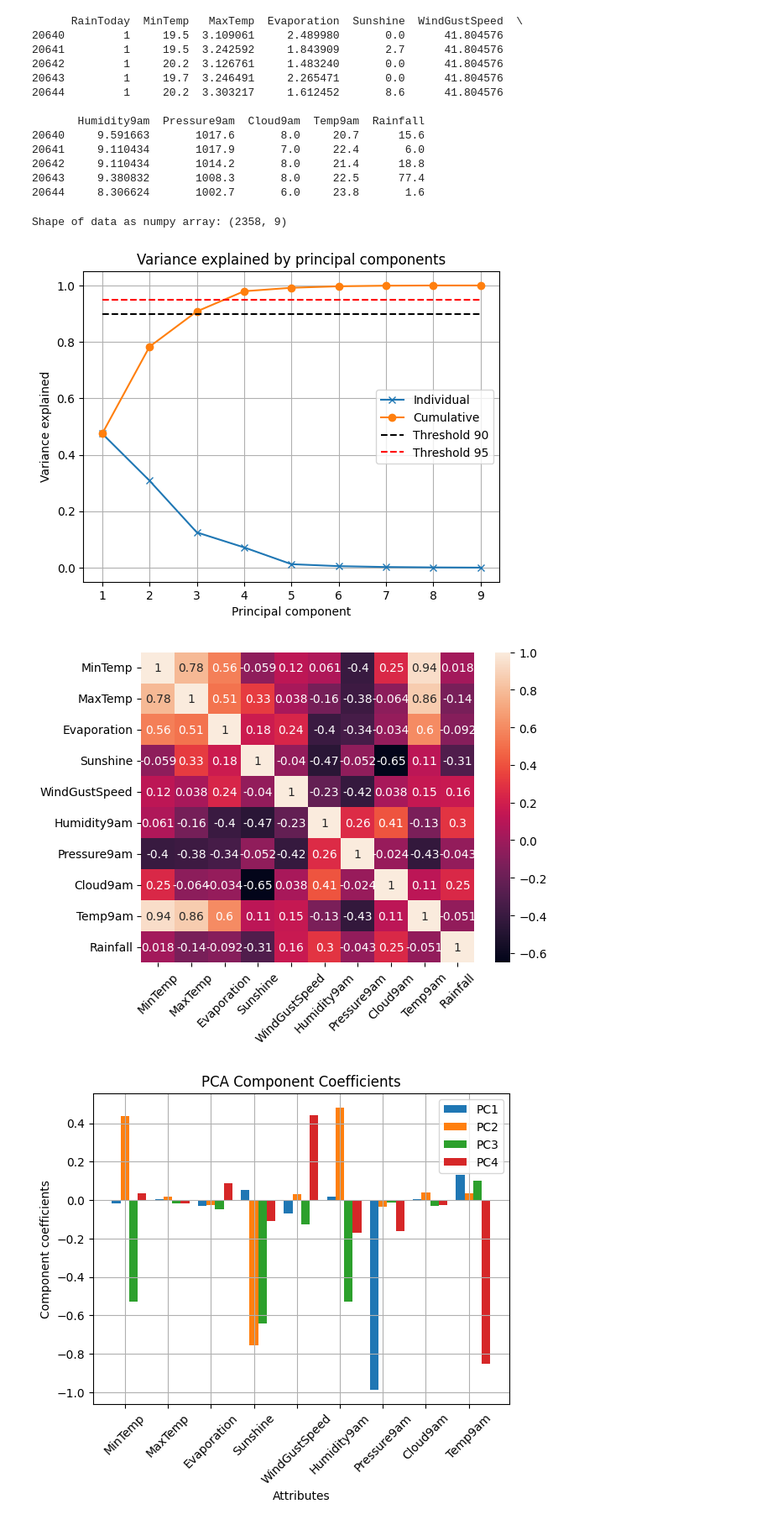
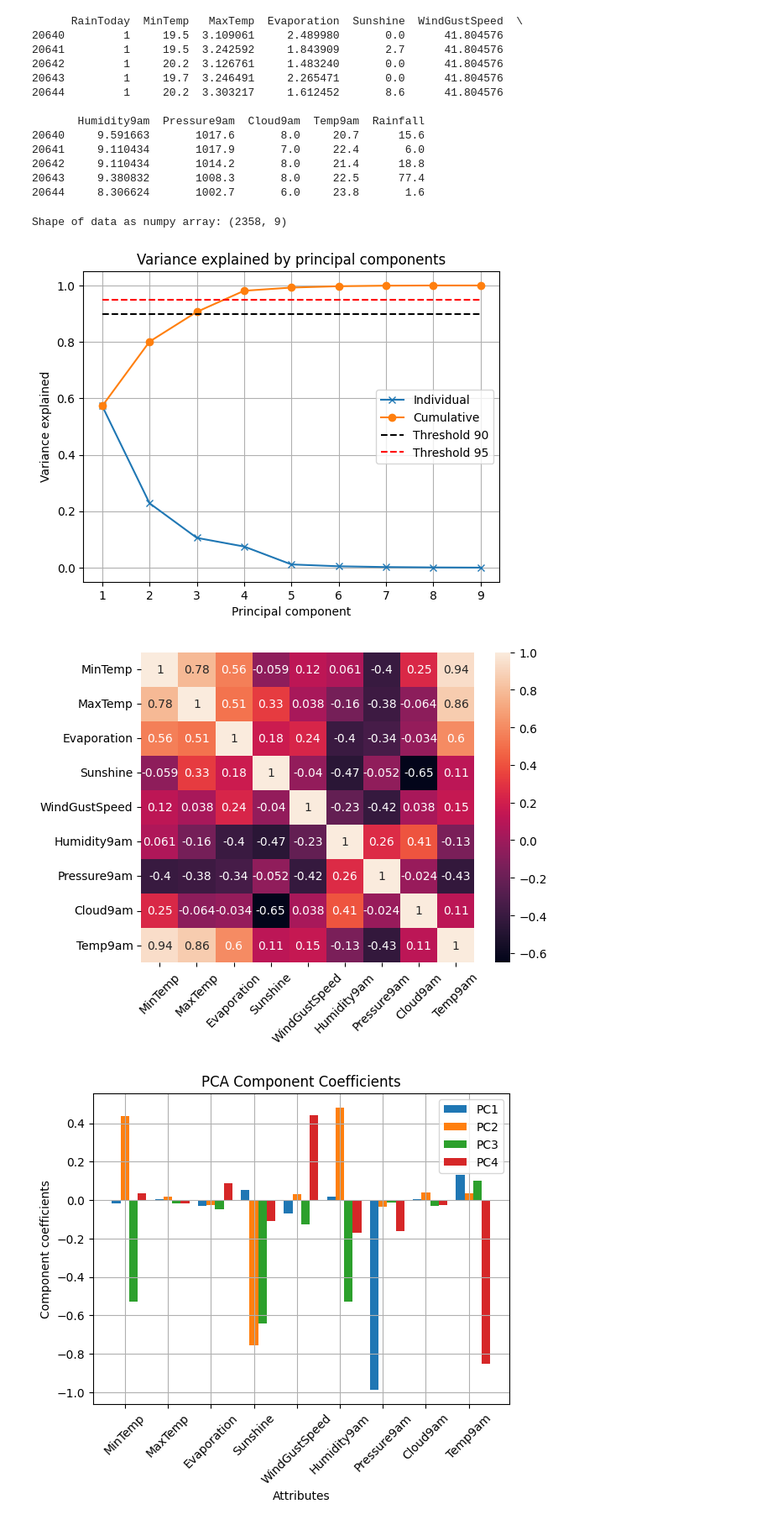
Before and after one commit to osquera/ML-Project, a Jupyter notebook: project1.ipynb, the cells around one changed output. Shown at 84% size. Cells and saved outputs as stored; diff of their text form; code cells hidden in the pictures.

Commit message:
New plots

```diff
--- a/project1.ipynb
+++ b/project1.ipynb
@@ -224,8 +222,8 @@ print(df_trans.head())
 # %%
 #PCA
 # We turn the dataset into numpy array
-X = df_trans[["MinTemp", "MaxTemp", "Humidity9am", "Pressure9am",
-        "Cloud9am", "Temp9am", "Rainfall","Evaporation","Sunshine"]].to_numpy()
+X = df_trans[["MinTemp", "MaxTemp", "Evaporation", "Sunshine", "WindGustSpeed", "Humidity9am", "Pressure9am",
+         "Cloud9am", "Temp9am"]].to_numpy()
 N, M = X.shape
 print(f"Shape of data as numpy array: {N,M}")
 
@@ -259,17 +257,17 @@ plt.show()
 # We also want to do the correlation between the attributes
 # %% [output]
 Shape of data as numpy array: (2358, 9)
-[figure, old version]
+[figure, new version]
 # %%
 # We want to find the correlation
 corr = df_trans[["MinTemp", "MaxTemp", "Evaporation", "Sunshine", "WindGustSpeed", "Humidity9am", "Pressure9am",
-          "Cloud9am", "Temp9am", "Rainfall"]].corr()
+         "Cloud9am", "Temp9am"]].corr()
 
 sns.heatmap(corr, annot=True)
 plt.xticks(rotation=45)
 plt.show()
 # %% [output]
-[figure, old version]
+[figure, new version]
 # %%
 #Principal directions
 pcs = [0,1,2,3]
```
Also changed, not shown: parts of 2 cells of this notebook.
